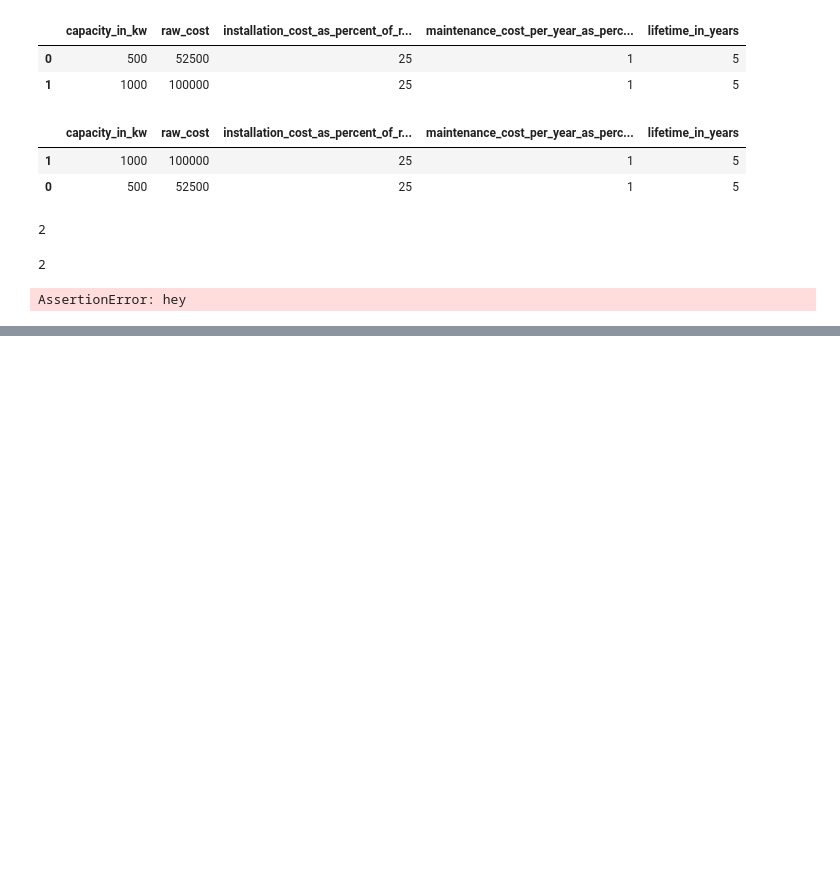
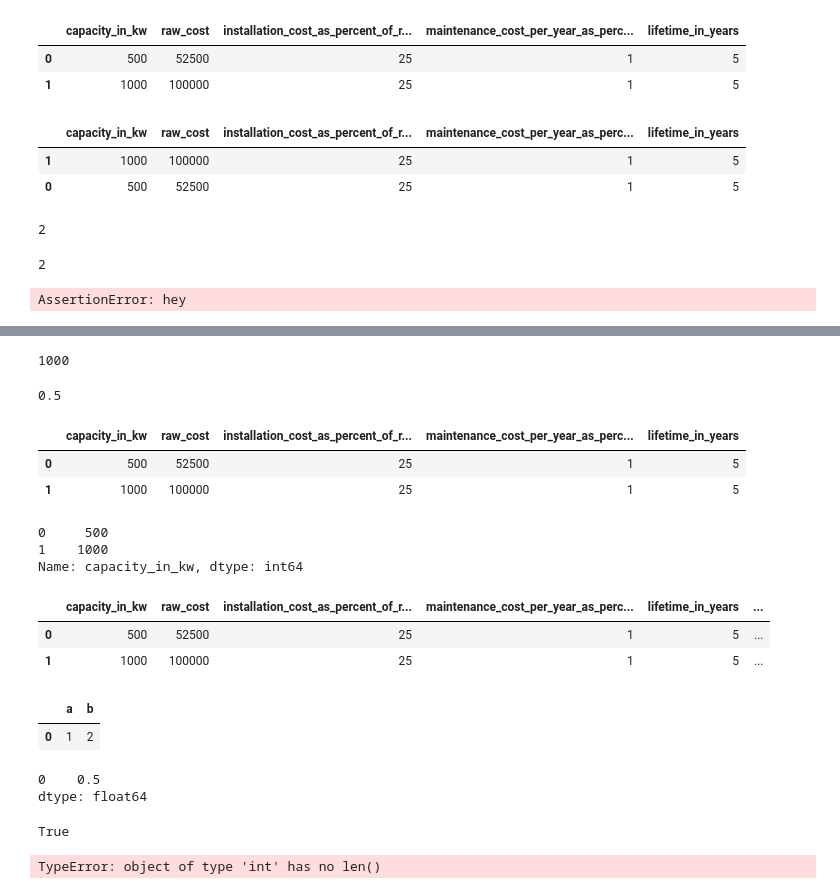
Before and after one commit to SEL-Columbia/infrastructure-planning, a Jupyter notebook: experiments/prepare-system-cost.ipynb, the cells around one changed output, grey strips where cells are left out. Saved outputs shown, nothing was run; the diff lists cells and outputs as text; code cells hidden in the pictures; blank space fills up the shorter version.

```diff
--- a/experiments/prepare-system-cost.ipynb
+++ b/experiments/prepare-system-cost.ipynb
@@ -91,0 +245,47 @@ def prepare_system_cost(desired_system_capacity, option_table, capacity_column):
+# %%
+capacity1 = option_table[capacity_column].ix[index1]
+capacity1
+# %% [output]
+1000
+# %%
+fraction = divide_safely(capacity0, capacity1, ExpectedPositive(capacity_column))
+fraction
+# %% [output]
+0.5
+# %%
+t = option_table.copy()
+t
+# %% [output]
+|  | capacity_in_kw | raw_cost | installation_cost_as_percent_of_r... | maintenance_cost_per_year_as_perc... | lifetime_in_years |
+| 0 | 500 | 52500 | 25 | 1 | 5 |
+| 1 | 1000 | 100000 | 25 | 1 | 5 |
+# %%
+t[capacity_column]
+# %% [output]
+0     500
+1    1000
+Name: capacity_in_kw, dtype: int64
+# %%
+t['raw_cost_per_unit_capacity'] = t['raw_cost'].divide(t[capacity_column])
+# %%
+t
+# %% [output]
+|  | capacity_in_kw | raw_cost | installation_cost_as_percent_of_r... | maintenance_cost_per_year_as_perc... | lifetime_in_years | ... |
+| 0 | 500 | 52500 | 25 | 1 | 5 | ... |
+| 1 | 1000 | 100000 | 25 | 1 | 5 | ... |
+# %%
+from pandas import DataFrame
+z = DataFrame([[1, 2]], columns=['a', 'b'])
+z
+# %% [output]
+|  | a | b |
+| 0 | 1 | 2 |
+# %%
+z.a / z.b
+# %% [output]
+0    0.5
+dtype: float64
+# %%
+float('inf') in (t['raw_cost'] / 0).values
+# %% [output]
+True
@@ -91,0 +294,4 @@ def prepare_system_cost(desired_system_capacity, option_table, capacity_column):
+# %%
+len(0)
+# %% [output]
+TypeError: object of type 'int' has no len()
```
Also changed, not shown: parts of 55 cells of this notebook, 12 other files.
